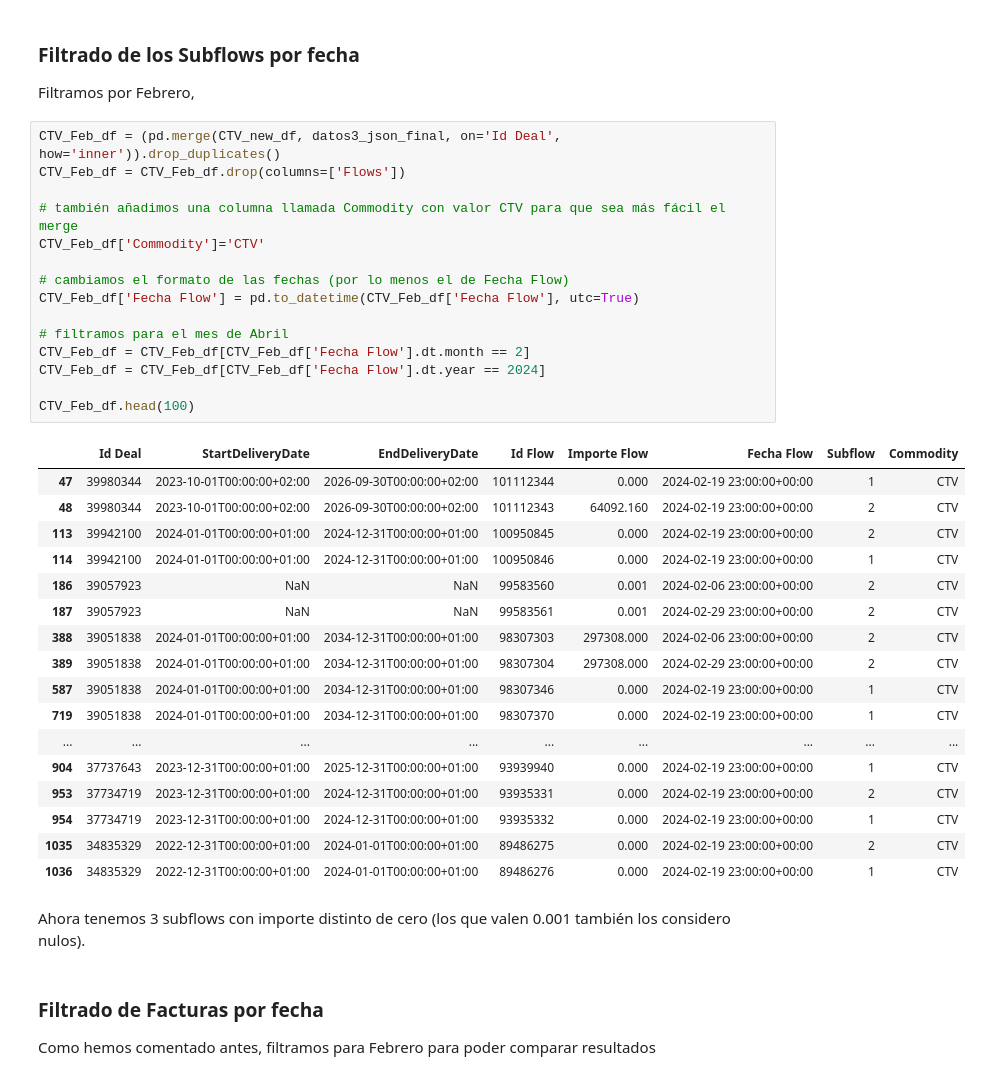
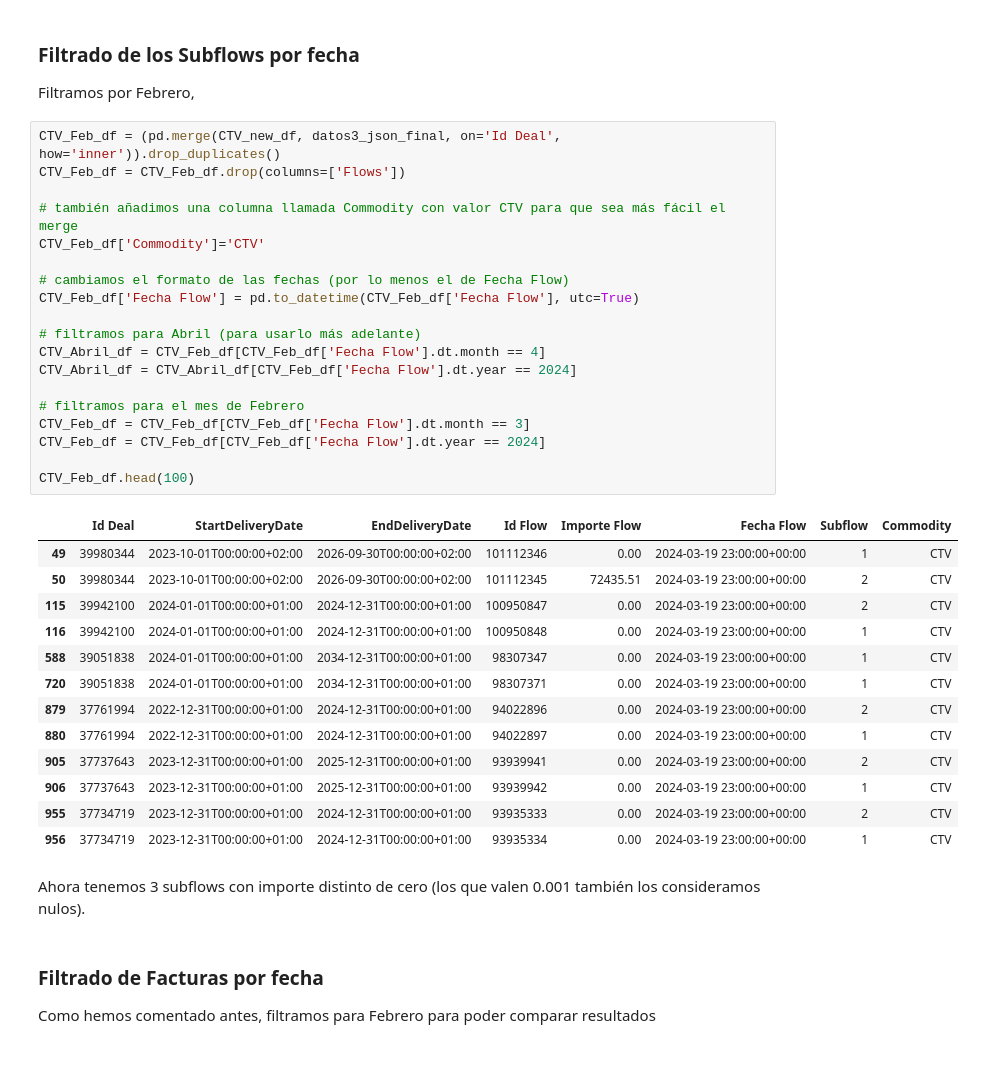
Before and after one commit to kikekzm/Data-Projects, a Jupyter notebook: ENGIE-Caso/Caso-Engie-Tips.ipynb, the cells around one changed output. Drawn from its saved outputs; the diff is of its cells as text.

```diff
--- a/ENGIE-Caso/Caso-Engie-Tips.ipynb
+++ b/ENGIE-Caso/Caso-Engie-Tips.ipynb
@@ -633,38 +619,38 @@ Ahora tenemos más de mil Subflows. Podemos ver además, que **todos los subflow
 # %%
 CTV_Feb_df = (pd.merge(CTV_new_df, datos3_json_final, on='Id Deal', how='inner')).drop_duplicates()
 CTV_Feb_df = CTV_Feb_df.drop(columns=['Flows'])
 
 # también añadimos una columna llamada Commodity con valor CTV para que sea más fácil el merge
 CTV_Feb_df['Commodity']='CTV'
 
 # cambiamos el formato de las fechas (por lo menos el de Fecha Flow)
 CTV_Feb_df['Fecha Flow'] = pd.to_datetime(CTV_Feb_df['Fecha Flow'], utc=True)
 
-# filtramos para el mes de Abril
-CTV_Feb_df = CTV_Feb_df[CTV_Feb_df['Fecha Flow'].dt.month == 2]
+# filtramos para Abril (para usarlo más adelante)
+CTV_Abril_df = CTV_Feb_df[CTV_Feb_df['Fecha Flow'].dt.month == 4]
+CTV_Abril_df = CTV_Abril_df[CTV_Feb_df['Fecha Flow'].dt.year == 2024]
+
+# filtramos para el mes de Febrero
+CTV_Feb_df = CTV_Feb_df[CTV_Feb_df['Fecha Flow'].dt.month == 3]
 CTV_Feb_df = CTV_Feb_df[CTV_Feb_df['Fecha Flow'].dt.year == 2024]
 
 CTV_Feb_df.head(100)
 # %% [output]
 |  | Id Deal | StartDeliveryDate | EndDeliveryDate | Id Flow | Importe Flow | Fecha Flow | Subflow | Commodity |
-| 47 | 39980344 | 2023-10-01T00:00:00+02:00 | 2026-09-30T00:00:00+02:00 | 101112344 | 0.000 | 2024-02-19 23:00:00+00:00 | 1 | CTV |
-| 48 | 39980344 | 2023-10-01T00:00:00+02:00 | 2026-09-30T00:00:00+02:00 | 101112343 | 64092.160 | 2024-02-19 23:00:00+00:00 | 2 | CTV |
-| 113 | 39942100 | 2024-01-01T00:00:00+01:00 | 2024-12-31T00:00:00+01:00 | 100950845 | 0.000 | 2024-02-19 23:00:00+00:00 | 2 | CTV |
-| 114 | 39942100 | 2024-01-01T00:00:00+01:00 | 2024-12-31T00:00:00+01:00 | 100950846 | 0.000 | 2024-02-19 23:00:00+00:00 | 1 | CTV |
-| 186 | 39057923 | NaN | NaN | 99583560 | 0.001 | 2024-02-06 23:00:00+00:00 | 2 | CTV |
-| 187 | 39057923 | NaN | NaN | 99583561 | 0.001 | 2024-02-29 23:00:00+00:00 | 2 | CTV |
-| 388 | 39051838 | 2024-01-01T00:00:00+01:00 | 2034-12-31T00:00:00+01:00 | 98307303 | 297308.000 | 2024-02-06 23:00:00+00:00 | 2 | CTV |
-| 389 | 39051838 | 2024-01-01T00:00:00+01:00 | 2034-12-31T00:00:00+01:00 | 98307304 | 297308.000 | 2024-02-29 23:00:00+00:00 | 2 | CTV |
-| 587 | 39051838 | 2024-01-01T00:00:00+01:00 | 2034-12-31T00:00:00+01:00 | 98307346 | 0.000 | 2024-02-19 23:00:00+00:00 | 1 | CTV |
-| 719 | 39051838 | 2024-01-01T00:00:00+01:00 | 2034-12-31T00:00:00+01:00 | 98307370 | 0.000 | 2024-02-19 23:00:00+00:00 | 1 | CTV |
-| ... | ... | ... | ... | ... | ... | ... | ... | ... |
-| 904 | 37737643 | 2023-12-31T00:00:00+01:00 | 2025-12-31T00:00:00+01:00 | 93939940 | 0.000 | 2024-02-19 23:00:00+00:00 | 1 | CTV |
-| 953 | 37734719 | 2023-12-31T00:00:00+01:00 | 2024-12-31T00:00:00+01:00 | 93935331 | 0.000 | 2024-02-19 23:00:00+00:00 | 2 | CTV |
-| 954 | 37734719 | 2023-12-31T00:00:00+01:00 | 2024-12-31T00:00:00+01:00 | 93935332 | 0.000 | 2024-02-19 23:00:00+00:00 | 1 | CTV |
-| 1035 | 34835329 | 2022-12-31T00:00:00+01:00 | 2024-01-01T00:00:00+01:00 | 89486275 | 0.000 | 2024-02-19 23:00:00+00:00 | 2 | CTV |
-| 1036 | 34835329 | 2022-12-31T00:00:00+01:00 | 2024-01-01T00:00:00+01:00 | 89486276 | 0.000 | 2024-02-19 23:00:00+00:00 | 1 | CTV |
+| 49 | 39980344 | 2023-10-01T00:00:00+02:00 | 2026-09-30T00:00:00+02:00 | 101112346 | 0.00 | 2024-03-19 23:00:00+00:00 | 1 | CTV |
+| 50 | 39980344 | 2023-10-01T00:00:00+02:00 | 2026-09-30T00:00:00+02:00 | 101112345 | 72435.51 | 2024-03-19 23:00:00+00:00 | 2 | CTV |
+| 115 | 39942100 | 2024-01-01T00:00:00+01:00 | 2024-12-31T00:00:00+01:00 | 100950847 | 0.00 | 2024-03-19 23:00:00+00:00 | 2 | CTV |
+| 116 | 39942100 | 2024-01-01T00:00:00+01:00 | 2024-12-31T00:00:00+01:00 | 100950848 | 0.00 | 2024-03-19 23:00:00+00:00 | 1 | CTV |
+| 588 | 39051838 | 2024-01-01T00:00:00+01:00 | 2034-12-31T00:00:00+01:00 | 98307347 | 0.00 | 2024-03-19 23:00:00+00:00 | 1 | CTV |
+| 720 | 39051838 | 2024-01-01T00:00:00+01:00 | 2034-12-31T00:00:00+01:00 | 98307371 | 0.00 | 2024-03-19 23:00:00+00:00 | 1 | CTV |
+| 879 | 37761994 | 2022-12-31T00:00:00+01:00 | 2024-12-31T00:00:00+01:00 | 94022896 | 0.00 | 2024-03-19 23:00:00+00:00 | 2 | CTV |
+| 880 | 37761994 | 2022-12-31T00:00:00+01:00 | 2024-12-31T00:00:00+01:00 | 94022897 | 0.00 | 2024-03-19 23:00:00+00:00 | 1 | CTV |
+| 905 | 37737643 | 2023-12-31T00:00:00+01:00 | 2025-12-31T00:00:00+01:00 | 93939941 | 0.00 | 2024-03-19 23:00:00+00:00 | 2 | CTV |
+| 906 | 37737643 | 2023-12-31T00:00:00+01:00 | 2025-12-31T00:00:00+01:00 | 93939942 | 0.00 | 2024-03-19 23:00:00+00:00 | 1 | CTV |
+| 955 | 37734719 | 2023-12-31T00:00:00+01:00 | 2024-12-31T00:00:00+01:00 | 93935333 | 0.00 | 2024-03-19 23:00:00+00:00 | 2 | CTV |
+| 956 | 37734719 | 2023-12-31T00:00:00+01:00 | 2024-12-31T00:00:00+01:00 | 93935334 | 0.00 | 2024-03-19 23:00:00+00:00 | 1 | CTV |
 # %% [markdown]
-Ahora tenemos 3 subflows con importe distinto de cero (los que valen 0.001 también los considero nulos).
+Ahora tenemos 3 subflows con importe distinto de cero (los que valen 0.001 también los consideramos nulos).
 # %% [markdown]
 ### Filtrado de Facturas por fecha
 Como hemos comentado antes, filtramos para Febrero para poder comparar resultados
```
Also changed, not shown: parts of 18 cells of this notebook.
